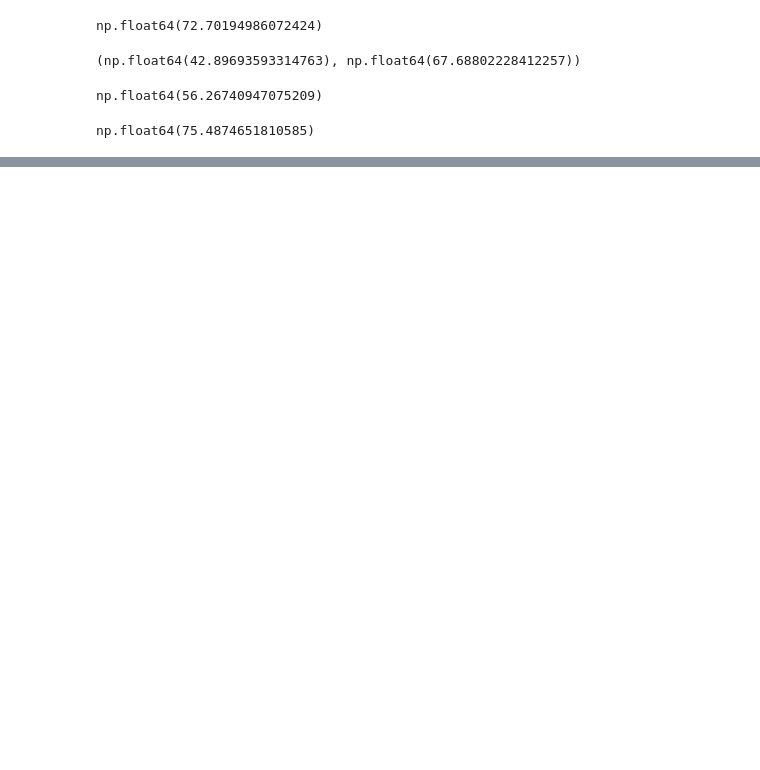
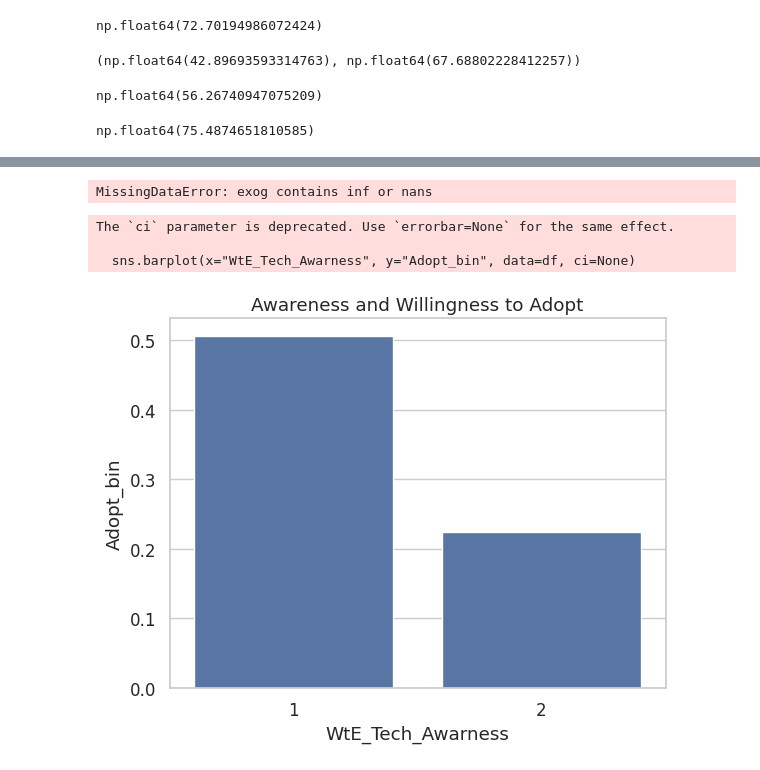
Before and after one commit to sayem088/AI-and-Iot-driven-WtE-research-paper-stat, a Jupyter notebook: Stoten_paper.ipynb, the cells around one changed output, grey strips where cells are left out. Cells and saved outputs as stored; diff of their text form; code cells hidden in the pictures; blank space fills up the shorter version.

```diff
--- a/Stoten_paper.ipynb
+++ b/Stoten_paper.ipynb
@@ -92,0 +97,15 @@ np.float64(75.4874651810585)
+# %%
+# Import libraries
+import pandas as pd
+import numpy as np
+from scipy.stats import chi2_contingency, spearmanr
+import statsmodels.api as sm
+import statsmodels.formula.api as smf
+from statsmodels.stats.outliers_influence import variance_inflation_factor
+import matplotlib.pyplot as plt
+import seaborn as sns
+
+sns.set(style="whitegrid", font_scale=1.1)
+
+# Load dataset
+df = pd.read_excel("Urban_Waste_Data.xlsx")
@@ -92,0 +186,21 @@ np.float64(75.4874651810585)
+# %%
+# 4 — LOGISTIC REGRESSION (CORE RESULT)
+
+# Binary outcomes
+df["Adopt_bin"] = (df["Willingness_to_Adapt"] == 1).astype(int)
+df["Pay_bin"] = (df["Willingness_to_Pay"] == 1).astype(int)
+
+X = df[
+    ["WtE_Tech_Awarness", "Feasibility", "Personal_Interest",
+     "Expenditure", "HH_Size", "Distance_to_Waste_Point"]
+]
+X = sm.add_constant(X)
+
+# Adoption model
+logit_adopt = sm.Logit(df["Adopt_bin"], X, missing='drop').fit(disp=0)
+
+# WTP model
+logit_pay = sm.Logit(df["Pay_bin"], X, missing='drop').fit(disp=0)
+
+logit_adopt.summary2().tables[1].to_excel("Table3_Logit_Adopt.xlsx")
+logit_pay.summary2().tables[1].to_excel("Table4_Logit_WTP.xlsx")
@@ -92,0 +231,21 @@ np.float64(75.4874651810585)
+# %%
+#6 — MODEL DIAGNOSTICS
+vif = pd.DataFrame()
+vif["Variable"] = X.columns
+vif["VIF"] = [variance_inflation_factor(X.values, i)
+              for i in range(X.shape[1])]
+print(vif)
+# %% [output]
+MissingDataError: exog contains inf or nans
+# %%
+# 7 — VISUAL ANALYTICS (FIGS 2–6)
+# Fig. 2 — Awareness → Adoption
+sns.barplot(x="WtE_Tech_Awarness", y="Adopt_bin", data=df, ci=None)
+plt.title("Awareness and Willingness to Adopt")
+plt.savefig("Fig2_Awareness_Adopt.png", dpi=300)
+plt.show()
+# %% [output]
+The `ci` parameter is deprecated. Use `errorbar=None` for the same effect.
+
+  sns.barplot(x="WtE_Tech_Awarness", y="Adopt_bin", data=df, ci=None)
+[figure, added]
```
Also changed, not shown: parts of 10 cells of this notebook.
